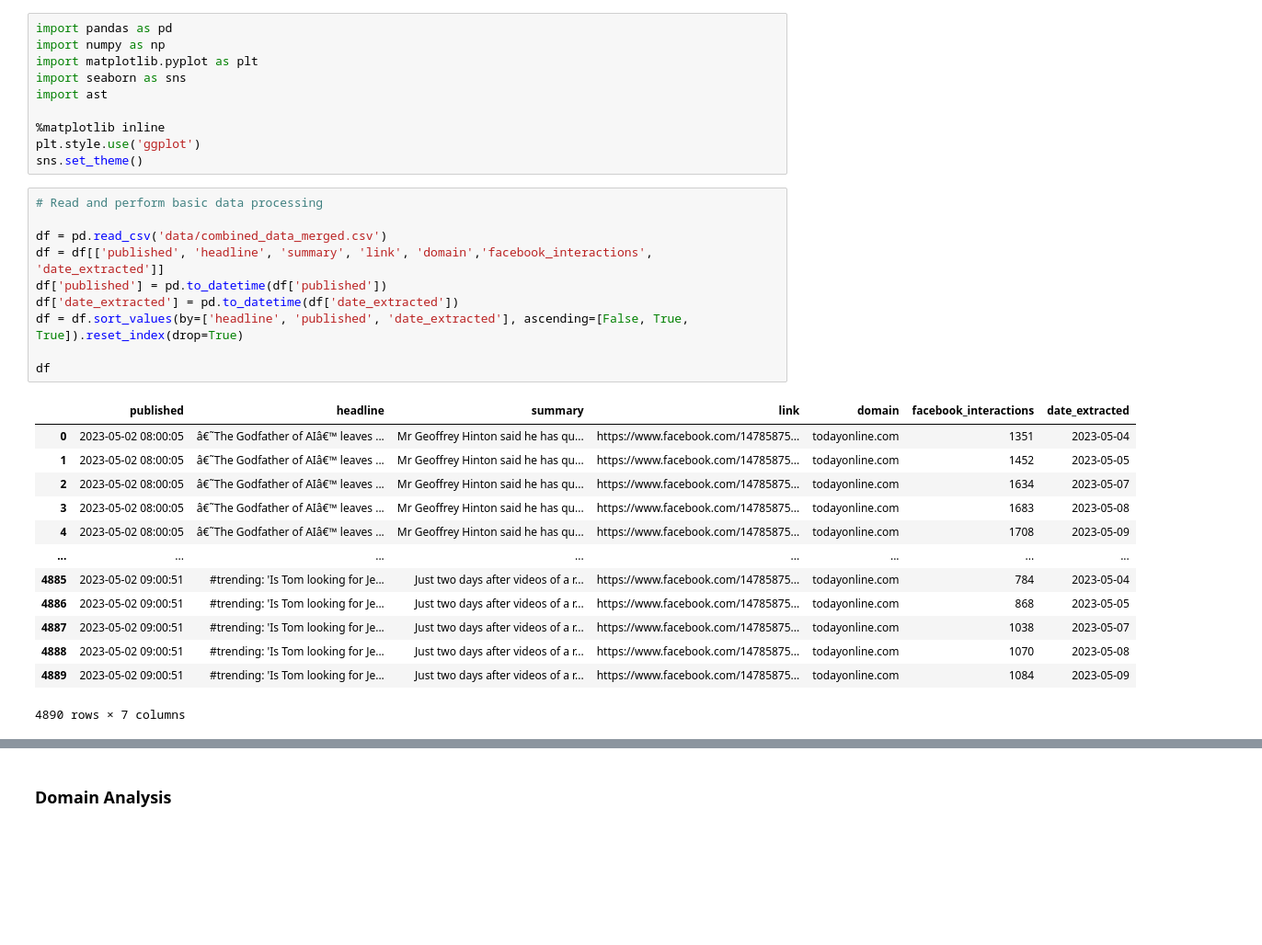
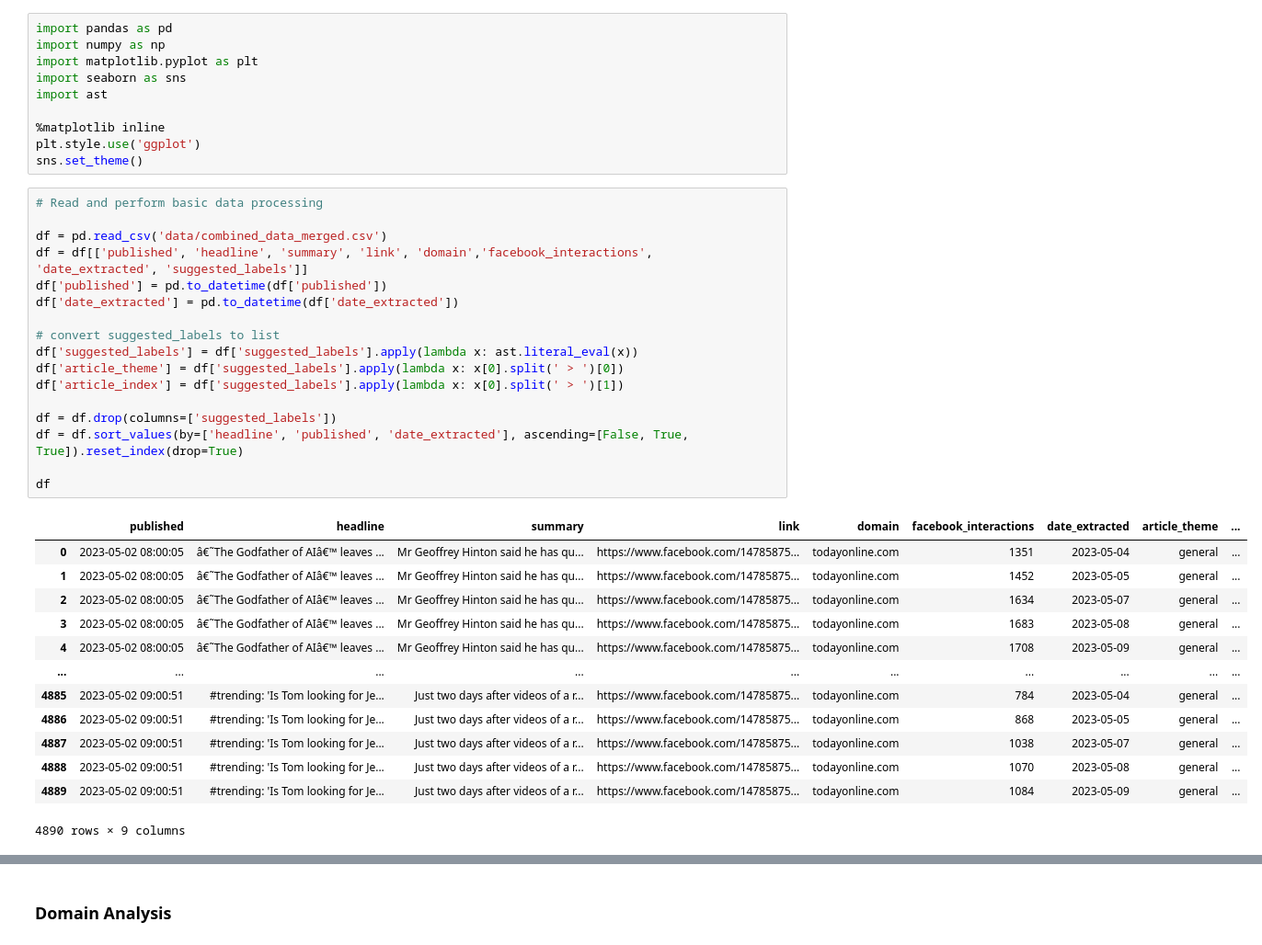
Before and after one commit to xeonkai/news_matching, a Jupyter notebook: traction-analytics/traction_analytics.ipynb, the cells around one changed output, grey strips where cells are left out. Shown at 92% size. Saved outputs shown, nothing was run; the diff lists cells and outputs as text; blank space fills up the shorter version.

```diff
--- a/traction-analytics/traction_analytics.ipynb
+++ b/traction-analytics/traction_analytics.ipynb
@@ -38,24 +38,31 @@ sns.set_theme()
 # %%
 # Read and perform basic data processing
 
 df = pd.read_csv('data/combined_data_merged.csv')
-df = df[['published', 'headline', 'summary', 'link', 'domain','facebook_interactions', 'date_extracted']]
+df = df[['published', 'headline', 'summary', 'link', 'domain','facebook_interactions', 'date_extracted', 'suggested_labels']]
 df['published'] = pd.to_datetime(df['published'])
 df['date_extracted'] = pd.to_datetime(df['date_extracted'])
+
+# convert suggested_labels to list
+df['suggested_labels'] = df['suggested_labels'].apply(lambda x: ast.literal_eval(x))
+df['article_theme'] = df['suggested_labels'].apply(lambda x: x[0].split(' > ')[0])
+df['article_index'] = df['suggested_labels'].apply(lambda x: x[0].split(' > ')[1])
+
+df = df.drop(columns=['suggested_labels'])
 df = df.sort_values(by=['headline', 'published', 'date_extracted'], ascending=[False, True, True]).reset_index(drop=True)
 
 df
 # %% [output]
-|  | published | headline | summary | link | domain | facebook_interactions | date_extracted |
-| 0 | 2023-05-02 08:00:05 | â€˜The Godfather of AIâ€™ leaves ... | Mr Geoffrey Hinton said he has qu... | https://www.facebook.com/14785875... | todayonline.com | 1351 | 2023-05-04 |
-| 1 | 2023-05-02 08:00:05 | â€˜The Godfather of AIâ€™ leaves ... | Mr Geoffrey Hinton said he has qu... | https://www.facebook.com/14785875... | todayonline.com | 1452 | 2023-05-05 |
-| 2 | 2023-05-02 08:00:05 | â€˜The Godfather of AIâ€™ leaves ... | Mr Geoffrey Hinton said he has qu... | https://www.facebook.com/14785875... | todayonline.com | 1634 | 2023-05-07 |
-| 3 | 2023-05-02 08:00:05 | â€˜The Godfather of AIâ€™ leaves ... | Mr Geoffrey Hinton said he has qu... | https://www.facebook.com/14785875... | todayonline.com | 1683 | 2023-05-08 |
-| 4 | 2023-05-02 08:00:05 | â€˜The Godfather of AIâ€™ leaves ... | Mr Geoffrey Hinton said he has qu... | https://www.facebook.com/14785875... | todayonline.com | 1708 | 2023-05-09 |
-| ... | ... | ... | ... | ... | ... | ... | ... |
-| 4885 | 2023-05-02 09:00:51 | #trending: 'Is Tom looking for Je... | Just two days after videos of a r... | https://www.facebook.com/14785875... | todayonline.com | 784 | 2023-05-04 |
-| 4886 | 2023-05-02 09:00:51 | #trending: 'Is Tom looking for Je... | Just two days after videos of a r... | https://www.facebook.com/14785875... | todayonline.com | 868 | 2023-05-05 |
-| 4887 | 2023-05-02 09:00:51 | #trending: 'Is Tom looking for Je... | Just two days after videos of a r... | https://www.facebook.com/14785875... | todayonline.com | 1038 | 2023-05-07 |
-| 4888 | 2023-05-02 09:00:51 | #trending: 'Is Tom looking for Je... | Just two days after videos of a r... | https://www.facebook.com/14785875... | todayonline.com | 1070 | 2023-05-08 |
-| 4889 | 2023-05-02 09:00:51 | #trending: 'Is Tom looking for Je... | Just two days after videos of a r... | https://www.facebook.com/14785875... | todayonline.com | 1084 | 2023-05-09 |
+|  | published | headline | summary | link | domain | facebook_interactions | date_extracted | article_theme | ... |
+| 0 | 2023-05-02 08:00:05 | â€˜The Godfather of AIâ€™ leaves ... | Mr Geoffrey Hinton said he has qu... | https://www.facebook.com/14785875... | todayonline.com | 1351 | 2023-05-04 | general | ... |
+| 1 | 2023-05-02 08:00:05 | â€˜The Godfather of AIâ€™ leaves ... | Mr Geoffrey Hinton said he has qu... | https://www.facebook.com/14785875... | todayonline.com | 1452 | 2023-05-05 | general | ... |
+| 2 | 2023-05-02 08:00:05 | â€˜The Godfather of AIâ€™ leaves ... | Mr Geoffrey Hinton said he has qu... | https://www.facebook.com/14785875... | todayonline.com | 1634 | 2023-05-07 | general | ... |
+| 3 | 2023-05-02 08:00:05 | â€˜The Godfather of AIâ€™ leaves ... | Mr Geoffrey Hinton said he has qu... | https://www.facebook.com/14785875... | todayonline.com | 1683 | 2023-05-08 | general | ... |
+| 4 | 2023-05-02 08:00:05 | â€˜The Godfather of AIâ€™ leaves ... | Mr Geoffrey Hinton said he has qu... | https://www.facebook.com/14785875... | todayonline.com | 1708 | 2023-05-09 | general | ... |
+| ... | ... | ... | ... | ... | ... | ... | ... | ... | ... |
+| 4885 | 2023-05-02 09:00:51 | #trending: 'Is Tom looking for Je... | Just two days after videos of a r... | https://www.facebook.com/14785875... | todayonline.com | 784 | 2023-05-04 | general | ... |
+| 4886 | 2023-05-02 09:00:51 | #trending: 'Is Tom looking for Je... | Just two days after videos of a r... | https://www.facebook.com/14785875... | todayonline.com | 868 | 2023-05-05 | general | ... |
+| 4887 | 2023-05-02 09:00:51 | #trending: 'Is Tom looking for Je... | Just two days after videos of a r... | https://www.facebook.com/14785875... | todayonline.com | 1038 | 2023-05-07 | general | ... |
+| 4888 | 2023-05-02 09:00:51 | #trending: 'Is Tom looking for Je... | Just two days after videos of a r... | https://www.facebook.com/14785875... | todayonline.com | 1070 | 2023-05-08 | general | ... |
+| 4889 | 2023-05-02 09:00:51 | #trending: 'Is Tom looking for Je... | Just two days after videos of a r... | https://www.facebook.com/14785875... | todayonline.com | 1084 | 2023-05-09 | general | ... |
-4890 rows × 7 columns
+4890 rows × 9 columns
```
Also changed, not shown: parts of 66 cells of this notebook.
